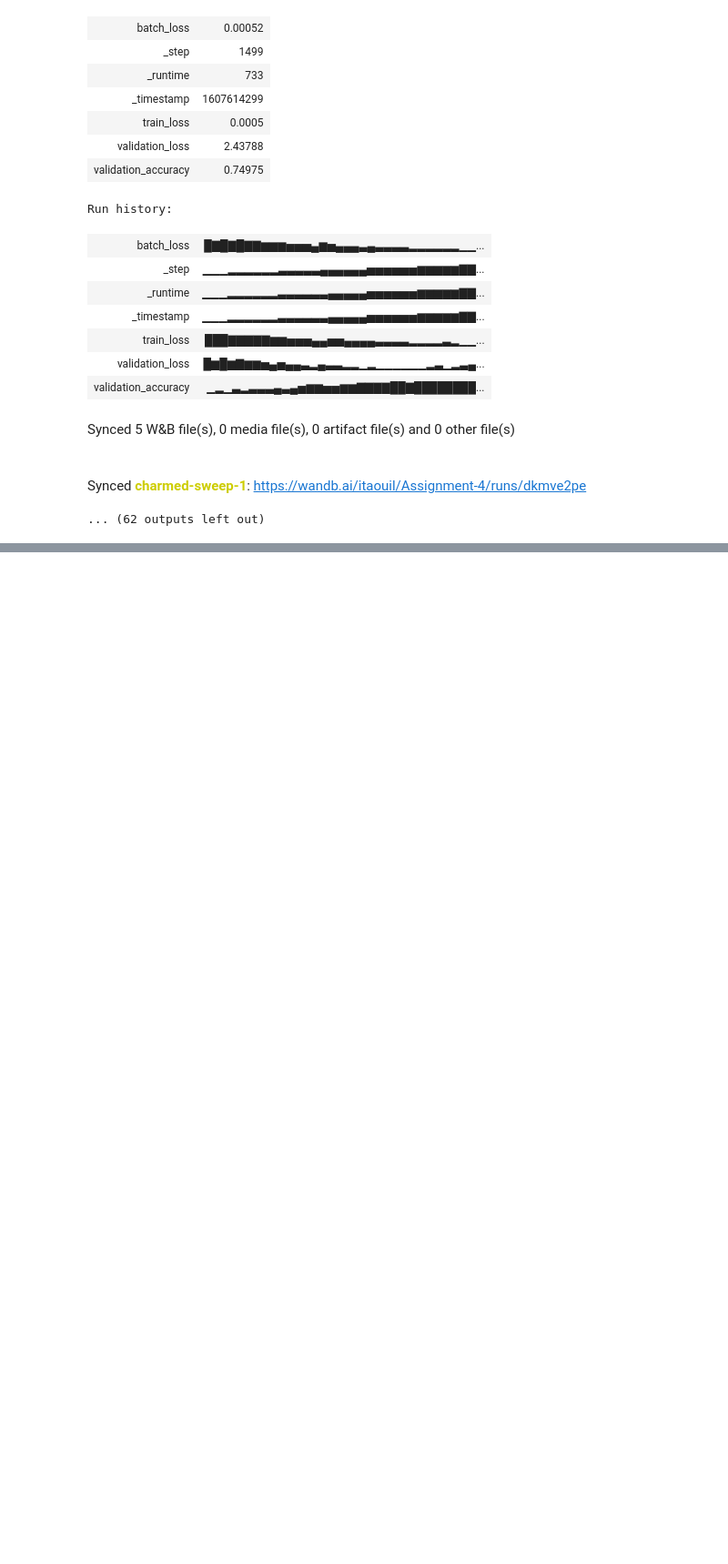
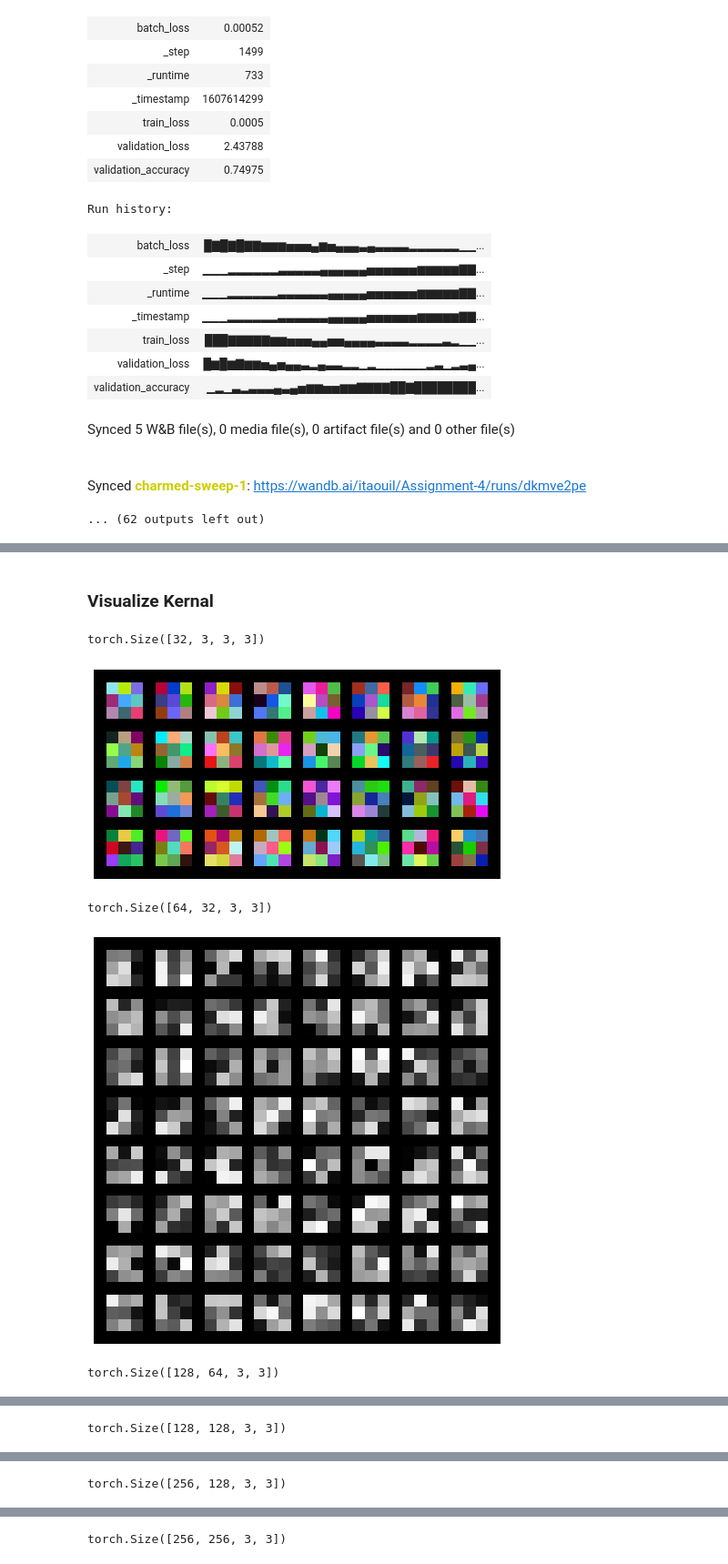
Before and after one commit to itaouil/Cuda-Vision-Lab, a Jupyter notebook: Assignments/04-Assignment/assignment4.ipynb, the cells around one changed output, grey strips where cells are left out. Shown at 91% size. Saved outputs shown, nothing was run; the diff lists cells and outputs as text; code cells hidden in the pictures; blank space fills up the shorter version.

Commit message:
Visualization

```diff
--- a/Assignments/04-Assignment/assignment4.ipynb
+++ b/Assignments/04-Assignment/assignment4.ipynb
@@ -389,0 +519,73 @@ Synced charmed-sweep-1: https://wandb.ai/itaouil/Assignment-4/runs/dkmve2pe
+# %% [markdown]
+### Visualize Kernal
+# %%
+from torchvision import utils
+import numpy as np
+import matplotlib.pyplot as plt
+def vistensor(tensor, ch=0, nrow=8,allkernels=False, padding=1):
+
+    n,c,w,h = tensor.shape
+    if allkernels: tensor = tensor.view(n*c,-1,w,h )
+    elif c != 3: tensor = tensor[:,ch,:,:].unsqueeze(dim=1)
+
+    rows = np.min((tensor.shape[0]//nrow + 1, 64 ) )
+    grid = utils.make_grid(tensor, nrow=nrow, normalize=True, padding=padding)
+    plt.figure(figsize=(nrow,rows) )
+    plt.imshow(grid.cpu().numpy().transpose((1, 2, 0)))
+
+
+conv_layers = [i for i in the_model.children()][0]
+
+conv1_out = conv_layers[0].weight.data.clone()
+print(conv1_out.shape)
+vistensor(conv1_out)
+plt.axis('off')
+plt.ioff()
+plt.show()
+
+conv2_out = conv_layers[3].weight.data.clone()
+print(conv2_out.shape)
+vistensor(conv2_out)
+plt.axis('off')
+plt.ioff()
+plt.show()
+
+conv3_out = conv_layers[6].weight.data.clone()
+print(conv3_out.shape)
+vistensor(conv3_out)
+plt.axis('off')
+plt.ioff()
+plt.show()
+
+conv4_out = conv_layers[9].weight.data.clone()
+print(conv4_out.shape)
+vistensor(conv4_out)
+plt.axis('off')
+plt.ioff()
+plt.show()
+
+conv5_out = conv_layers[13].weight.data.clone()
+print(conv5_out.shape)
+vistensor(conv2_out)
+plt.axis('off')
+plt.ioff()
+plt.show()
+
+conv6_out = conv_layers[16].weight.data.clone()
+print(conv6_out.shape)
+vistensor(conv3_out)
+plt.axis('off')
+plt.ioff()
+plt.show()
+
+
+
+
+#weight2 = conv2.weight.data.numpy()
+#plt.imshow(weight2[0, ...])
+# %% [output]
+torch.Size([32, 3, 3, 3])
+[figure, added]
+torch.Size([64, 32, 3, 3])
+[figure, added]
+torch.Size([128, 64, 3, 3])
@@ -389,0 +593 @@ Synced charmed-sweep-1: https://wandb.ai/itaouil/Assignment-4/runs/dkmve2pe
+torch.Size([128, 128, 3, 3])
@@ -389,0 +595 @@ Synced charmed-sweep-1: https://wandb.ai/itaouil/Assignment-4/runs/dkmve2pe
+torch.Size([256, 128, 3, 3])
@@ -389,0 +597 @@ Synced charmed-sweep-1: https://wandb.ai/itaouil/Assignment-4/runs/dkmve2pe
+torch.Size([256, 256, 3, 3])
```
Also changed, not shown: parts of 8 cells of this notebook.
